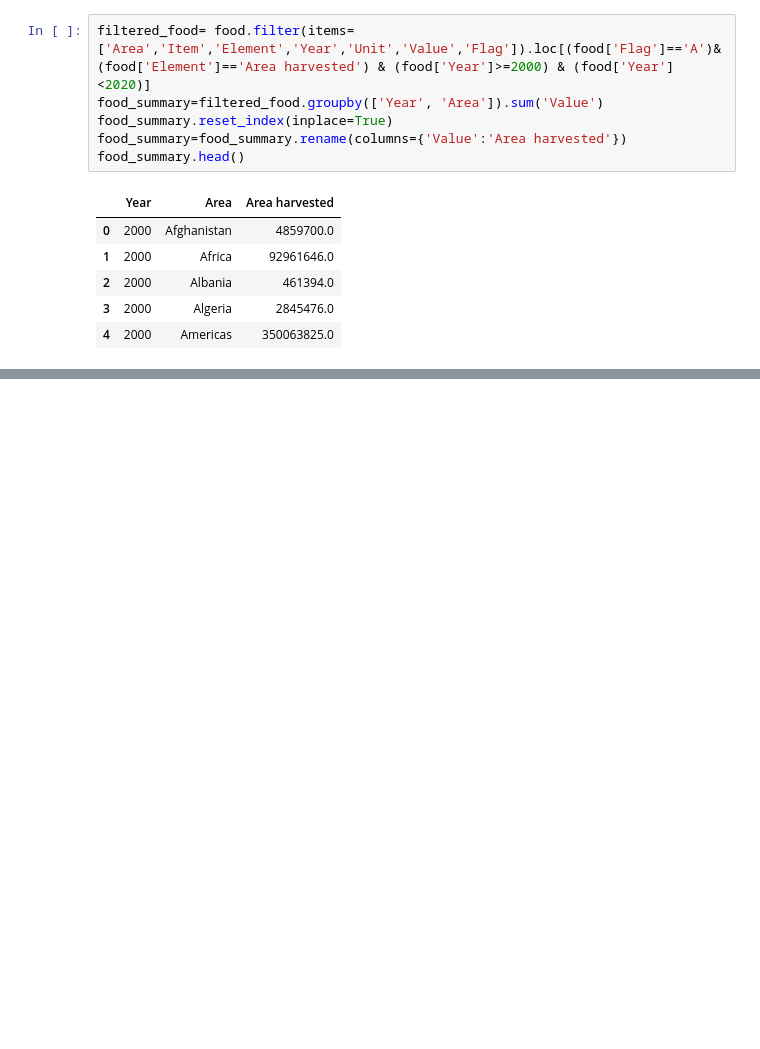
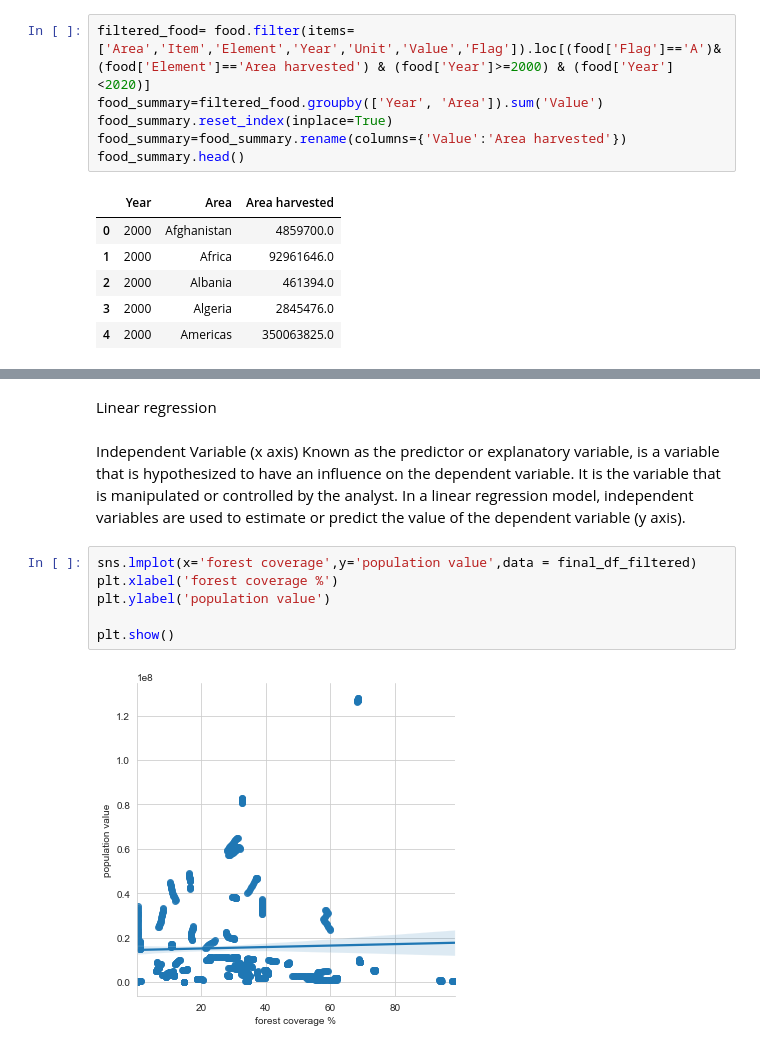
Before and after one commit to BoSuto/Specialist-Certificate-in-Data-Analytics-Essential-Jan-2023, a Jupyter notebook: Project_May_2023.ipynb, the cells around one changed output, grey strips where cells are left out. Saved outputs shown, nothing was run; the diff lists cells and outputs as text; blank space fills up the shorter version.

Commit message:
lmplot

```diff
--- a/Project_May_2023.ipynb
+++ b/Project_May_2023.ipynb
@@ -705,0 +637,13 @@ Notes:
+# %% [markdown]
+Linear regression
+# %% [markdown]
+Independent Variable (x axis)
+Known as the predictor or explanatory variable, is a variable that is hypothesized to have an influence on the dependent variable. It is the variable that is manipulated or controlled by the analyst. In a linear regression model, independent variables are used to estimate or predict the value of the dependent variable (y axis).
+# %%
+sns.lmplot(x='forest coverage',y='population value',data = final_df_filtered)
+plt.xlabel('forest coverage %')
+plt.ylabel('population value')
+
+plt.show()
+# %% [output]
+[figure, added]
```
Also changed, not shown: parts of 48 cells of this notebook.
